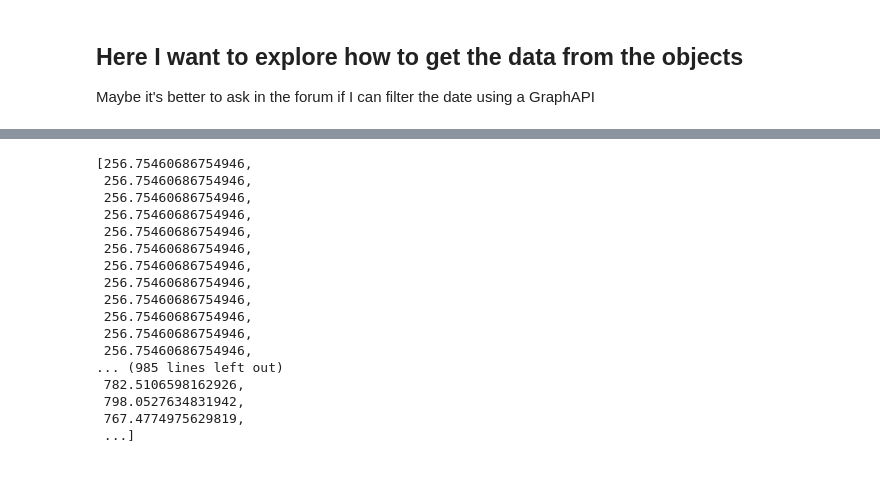
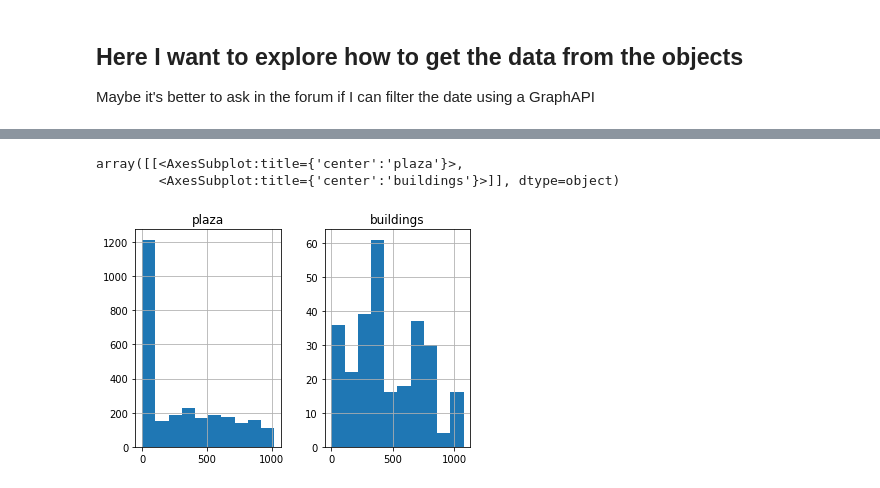
Before and after one commit to monsieurpablo/streamlit-dasboard, a Jupyter notebook: test_dahboard.ipynb, the cells around one changed output, grey strips where cells are left out. Saved outputs shown, nothing was run; the diff lists cells and outputs as text; code cells hidden in the pictures.

```diff
--- a/test_dahboard.ipynb
+++ b/test_dahboard.ipynb
@@ -109,12 +110,12 @@ AttributeError: 'list' object has no attribute 'values'
 ## Here I want to explore how to get the data from the objects
 Maybe it's better to ask in the forum if I can filter the date using a GraphAPI
 # %%
-all_data=[]
-for b in branches: #branch
-    commit = b.commits.items[0] #select lastest commit
-    data = operations.receive(commit.referencedObject, transport)
-    all_data.append((b.name,data))
+# all_data=[]
+# for b in branches: #branch
+#     commit = b.commits.items[0] #select lastest commit
+#     data = operations.receive(commit.referencedObject, transport)
+#     all_data.append((b.name,data))
 
-# commit = client.commit.get(STREAM_ID, '2dd0e86d1a')
-# data = operations.receive(commit.referencedObject, transport)
-# data
+# # commit = client.commit.get(STREAM_ID, '2dd0e86d1a')
+# # data = operations.receive(commit.referencedObject, transport)
+# # data
@@ -140,15 +121,0 @@ for b in branches: #branch
-# %%
-dfs = []
-meshes = []
-for name, base in all_data:
-    if "main" not in name:
-        print (name)
-        try:
-            context, results = base["@data"][0]
-            print(type(context))
-            meshes.append(context["@context"])
-            df = pd.DataFrame(data["@results"], columns=[name])
-            dfs.append(df)
-        except:
-            meshes.append(None)
-            dfs.append(None)
@@ -207,20 +121,0 @@ df
-# %%
-base["@results"]["@results"]
-# %% [output]
-[256.75460686754946,
- 256.75460686754946,
- 256.75460686754946,
- 256.75460686754946,
- 256.75460686754946,
- 256.75460686754946,
- 256.75460686754946,
- 256.75460686754946,
- 256.75460686754946,
- 256.75460686754946,
- 256.75460686754946,
- 256.75460686754946,
-... (985 lines left out)
- 782.5106598162926,
- 798.0527634831942,
- 767.4774975629819,
- ...]
@@ -228,0 +122,18 @@ results['rev1']['cfd'][0]
+# %%
+baseObjs = data['@data'][0]
+b_context = baseObjs[0]
+b_results = baseObjs[1:]
+# %%
+res = []
+for base in b_results:
+    s = pd.Series(base['@results'])
+    res.append(s)
+    # print(base['@results'])
+df = pd.concat(res, axis=1)
+df.columns = ['plaza', 'buildings']
+# %%
+df.hist()
+# %% [output]
+array([[<AxesSubplot:title={'center':'plaza'}>,
+        <AxesSubplot:title={'center':'buildings'}>]], dtype=object)
+[figure, added]
```
Also changed, not shown: parts of 29 cells of this notebook, 3 other files.
